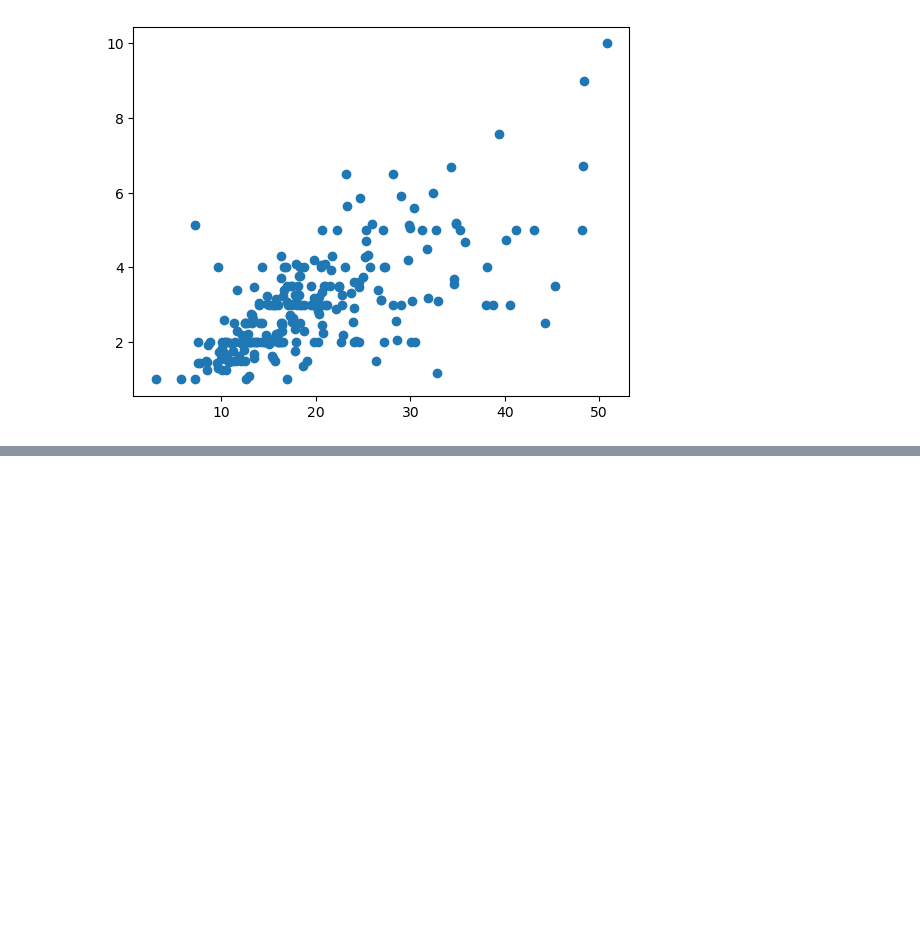
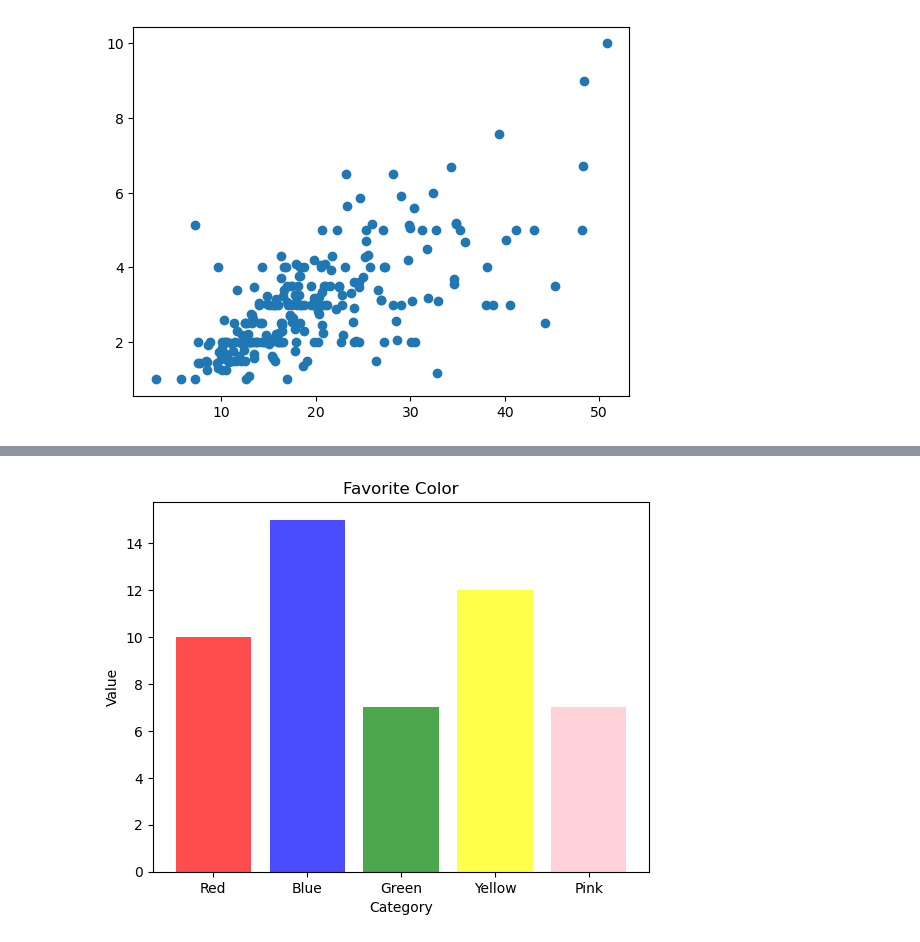
Before and after one commit to HuzaifaAkram42/Matplotlib, a Jupyter notebook: Matplotlib_Sessions/Session_01_Plotting_using_Matplotlib.ipynb, the cells around one changed output, grey strips where cells are left out. Cells and saved outputs as stored; diff of their text form; code cells hidden in the pictures; blank space fills up the shorter version.

```diff
--- a/Matplotlib_Sessions/Session_01_Plotting_using_Matplotlib.ipynb
+++ b/Matplotlib_Sessions/Session_01_Plotting_using_Matplotlib.ipynb
@@ -391,0 +405,15 @@ plt.plot(tips['total_bill'],tips['tip'],'o')
+# %%
+# Sample data
+categories = ['Red', 'Blue', 'Green', 'Yellow' , 'Pink']
+values = [10, 15, 7, 12, 7]
+# Bar chart
+colors = ['Red', 'Blue', 'Green', 'Yellow' , 'Pink']
+plt.bar(categories, values, color=colors, alpha=0.7)
+# Adding labels and title
+plt.xlabel('Category')
+plt.ylabel('Value')
+plt.title('Favorite Color')
+# Display the plot
+plt.show()
+# %% [output]
+[figure, added]
```
Also changed, not shown: parts of 37 cells of this notebook, 1 other file.
